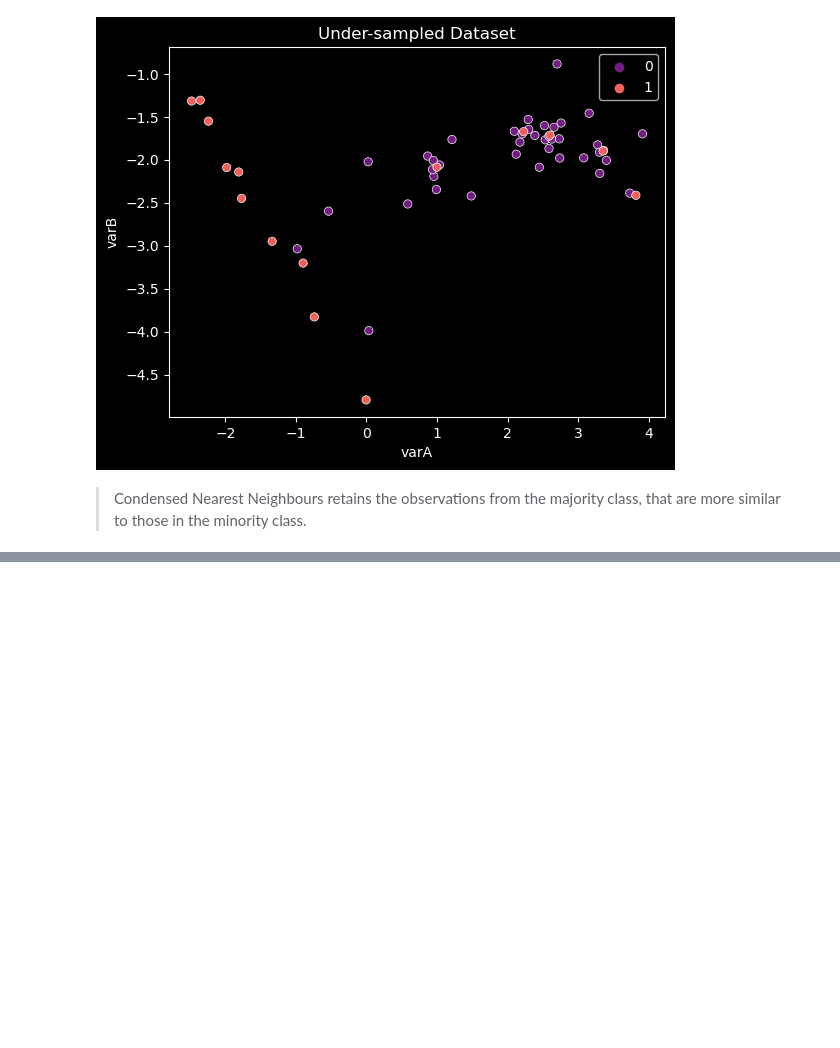
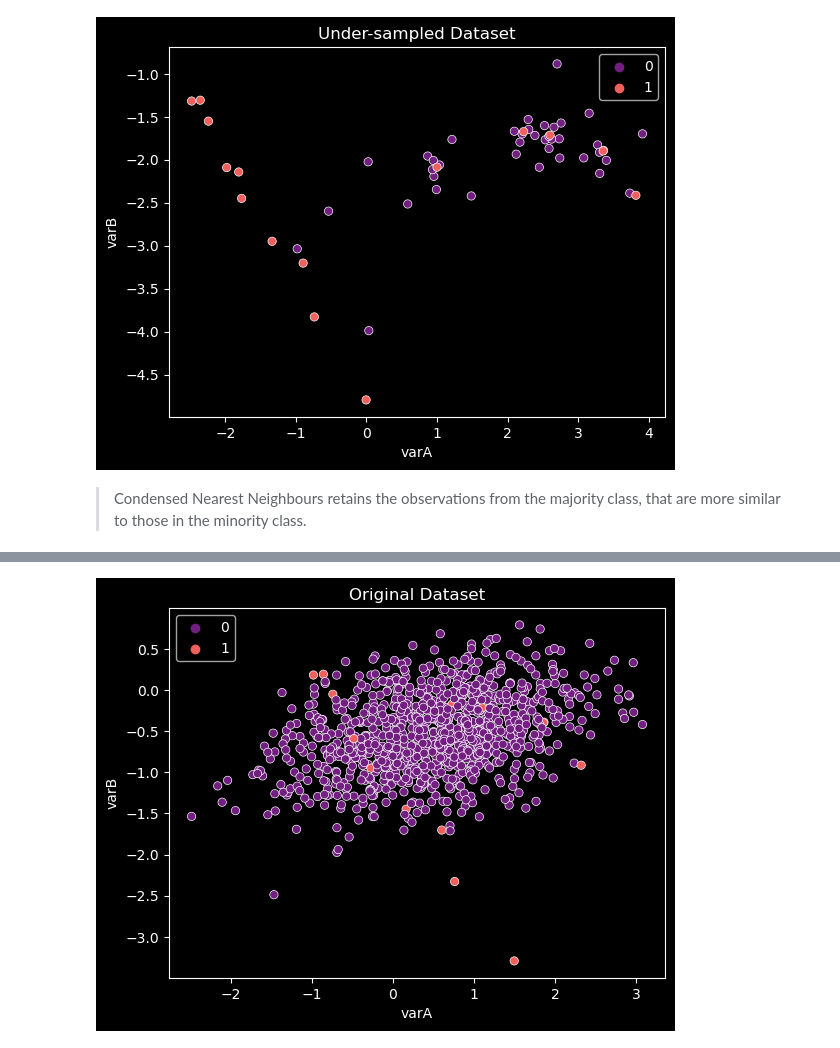
Before and after one commit to frantzalexander/machine_learning_studies, a Jupyter notebook: Machine Learning with Imbalanced Data/Under-sampling/Condensed Nearest Neighbors.ipynb, the cells around one changed output, grey strips where cells are left out. Saved outputs shown, nothing was run; the diff lists cells and outputs as text; code cells hidden in the pictures; blank space fills up the shorter version.

```diff
--- a/Machine Learning with Imbalanced Data/Under-sampling/Condensed Nearest Neighbors.ipynb
+++ b/Machine Learning with Imbalanced Data/Under-sampling/Condensed Nearest Neighbors.ipynb
@@ -145,0 +148,14 @@ plt.show()
+# %%
+# Create data
+X, y = make_data(sep = 0.5)
+
+# set up condensed nearest neighbour transformer
+
+cnn = CondensedNearestNeighbour(
+    sampling_strategy= "auto",
+    random_state = 9,
+    n_neighbors= 1,
+    n_jobs= 6
+)
+
+X_resampled, y_resampled = cnn.fit_resample(X, y)
@@ -145,0 +186,11 @@ plt.show()
+# %%
+sns.scatterplot(
+    data = X,
+    x = "varA",
+    y= "varB",
+    palette = "magma",
+    hue = y
+)
+plt.title("Original Dataset");
+# %% [output]
+[figure, added]
```
Also changed, not shown: parts of 26 cells of this notebook.
